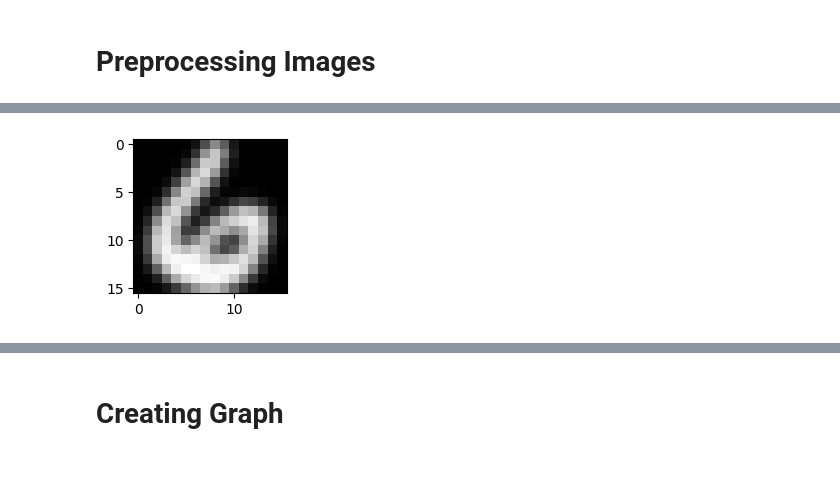
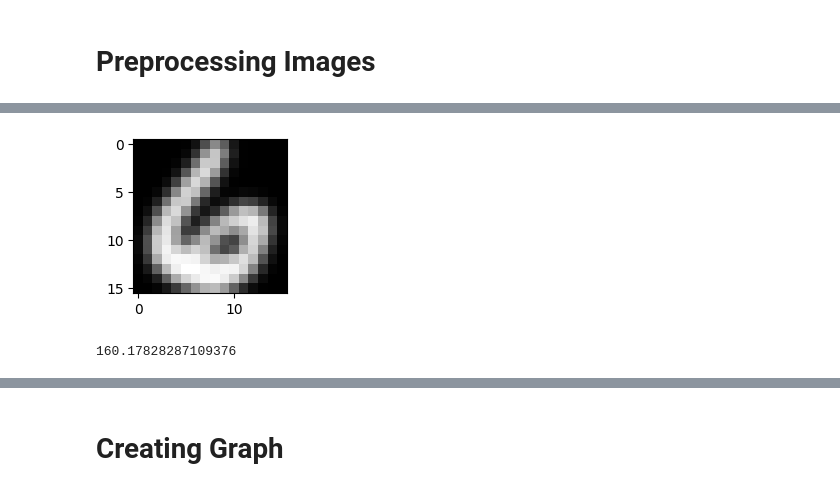
Before and after one commit to Tintintani/BtechProject-Image-Classification-using-Graph-Autoencoder, a Jupyter notebook: finalCode.ipynb, the cells around one changed output, grey strips where cells are left out. Drawn from its saved outputs; the diff is of its cells as text; code cells hidden in the pictures.

```diff
--- a/finalCode.ipynb
+++ b/finalCode.ipynb
@@ -51,21 +52,22 @@ images_test = (images_test + 1) * 128
-# %%
-plt.figure(figsize=(2, 2))
-plt.imshow(images_train[k], interpolation='nearest', cmap='gray')
-plt.show()
-# %% [output]
-[figure, removed]
+# %%
+def scale(images):
+  return ((images + 1) / 2.0) * 255.0
+# %%
+if current_dataset["scale"]:
+  images_train = scale(images_train)
+  images_test = scale(images_test)
 # %%
-# def convert_edgedetection(images):
-#     edge_detection = []
-#     for image in images:
-#         if image.shape[-1] == 3:
-#             image = cv2.cvtColor(image, cv2.COLOR_BGR2GRAY)
+def convert_edgedetection(images):
+    edge_detection = []
+    for image in images:
+        if image.shape[-1] == 3:
+            image = cv2.cvtColor(image, cv2.COLOR_BGR2GRAY)
 
-#         # Apply Gaussian blur to reduce noise and smoothen edges
-#         blurred = cv2.GaussianBlur(src=image, ksize=(3, 3), sigmaX=1, sigmaY=1)
+        # Apply Gaussian blur to reduce noise and smoothen edges
+        blurred = cv2.GaussianBlur(src=image, ksize=(3, 3), sigmaX=1, sigmaY=1)
 
-#         # Perform Canny edge detection
-#         edges = cv2.Canny(blurred, 225, 250)
-#         edge_detection.append(edges)
-#     return edge_detection
+        # Perform Canny edge detection
+        edges = cv2.Canny(blurred, 225, 250)
+        edge_detection.append(edges)
+    return edge_detection
 # %%
@@ -80,0 +79,4 @@ plt.show()
+# %%
+show_image(images_train[k])
+# %% [output]
+[figure, added]
@@ -81,3 +95,7 @@ plt.show()
+# %%
+get_threshold(images_train[k])
+# %% [output]
+160.17828287109376
 # %%
 def convert_binary(images):
     binary_images = []
```
Also changed, not shown: parts of 56 cells of this notebook.
